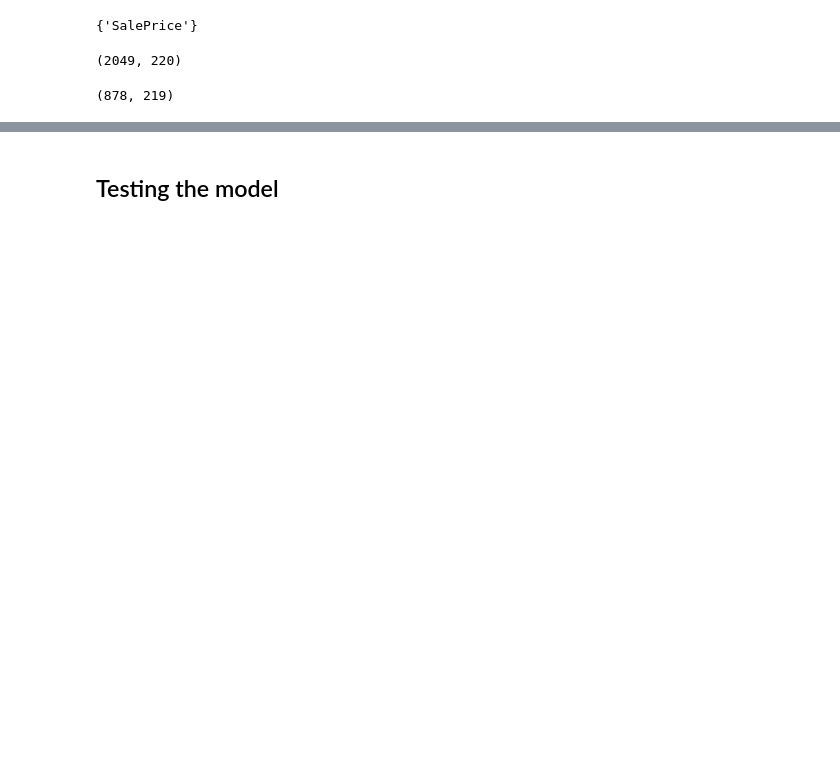
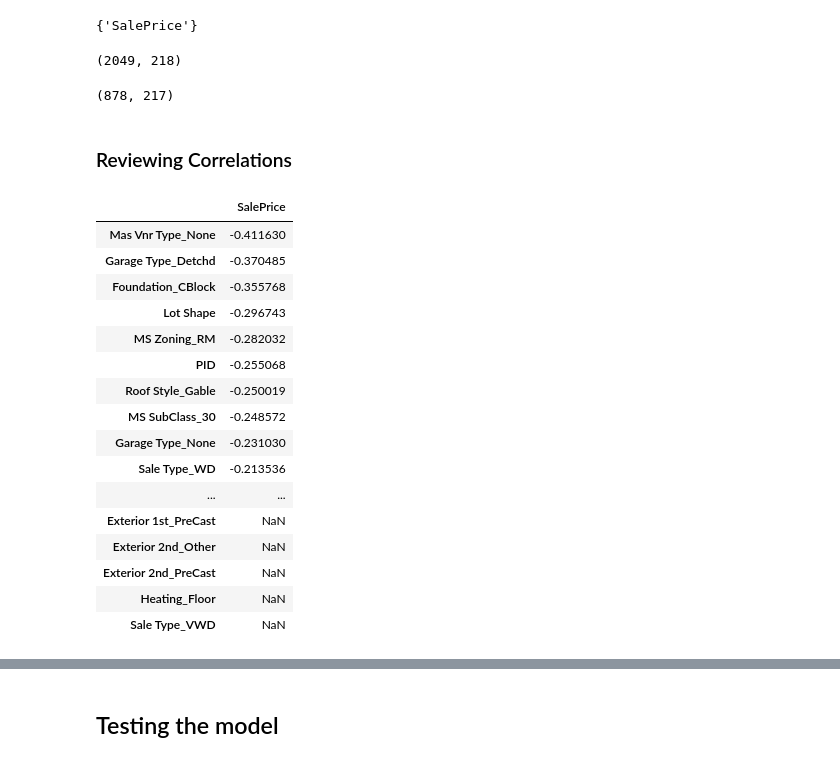
Before and after one commit to LexLau/Estimating_Housing_Sale_Prices_in_Ames, a Jupyter notebook: Ames Testing.ipynb, the cells around one changed output, grey strips where cells are left out. Drawn from its saved outputs; the diff is of its cells as text; code cells hidden in the pictures; blank space fills up the shorter version.

```diff
--- a/Ames Testing.ipynb
+++ b/Ames Testing.ipynb
@@ -174,18 +173,20 @@ dtype: int64
 # nominal features will be replaced with 'None'
 nominal_dict = {np.nan:'None'}
 
-# Remaining features will be replaced with the mean values of those features.
+# Continuous features will be replaced with the mean values of those features.
 lot_frontage_dict = {np.nan: df_train['Lot Frontage'].mean()}
 mas_vnr_area_dict = {np.nan: df_train['Mas Vnr Area'].mean()}
-garage_yr_blt_dict = {np.nan: df_train['Garage Yr Blt'].mean()}
-bsmt_full_bath_dict = {np.nan: df_train['Bsmt Full Bath'].mean()}
-bsmt_half_bath_dict = {np.nan: df_train['Bsmt Half Bath'].mean()}
 bsmtFin_SF_2_dict = {np.nan: df_train['BsmtFin SF 2'].mean()}
-garage_cars_dict = {np.nan: df_train['Garage Cars'].mean()}
 garage_area_dict = {np.nan: df_train['Garage Area'].mean()}
 bmst_unf_sf_dict = {np.nan: df_train['Bsmt Unf SF'].mean()}
 total_bsmt_sf_dict = {np.nan: df_train['Total Bsmt SF'].mean()}
 bmst_fin_sf_1_dict = {np.nan: df_train['BsmtFin SF 1'].mean()}
+
+# Discrete features will be replaced with the median values
+garage_yr_blt_dict = {np.nan: df_train['Garage Yr Blt'].median()}
+bsmt_full_bath_dict = {np.nan: df_train['Bsmt Full Bath'].median()}
+bsmt_half_bath_dict = {np.nan: df_train['Bsmt Half Bath'].median()}
+garage_cars_dict = {np.nan: df_train['Garage Cars'].median()}
 # %%
 # Replacing nulls in TRAINING data
 # Nominal features
@@ -250,14 +246,15 @@ dtype: int64
 #### original test
 # %%
 # interactions on Training data
-df_train['Half * Full Bath'] = df_train['Full Bath'] * df_train['Half Bath']
-df_train['1st * 2nd Flr SF'] = df_train['1st Flr SF'] * df_train['2nd Flr SF']
-df_train['Fireplaces * Qu'] = df_train['Fireplaces'] * df_train['Fireplace Qu']
+# df_train['Half * Full Bath'] = df_train['Full Bath'] * df_train['Half Bath']
+# df_train['1st * 2nd Flr SF'] = df_train['1st Flr SF'] * df_train['2nd Flr SF']
+# first floor is more correlated than the combination of the two
+# df_train['Fireplaces * Qu'] = df_train['Fireplaces'] * df_train['Fireplace Qu']
 
 # Interactions Testing
-df_test['Half * Full Bath'] = df_test['Full Bath'] * df_test['Half Bath']
-df_test['1st * 2nd Flr SF'] = df_test['1st Flr SF'] * df_test['2nd Flr SF']
-df_test['Fireplaces * Qu'] = df_test['Fireplaces'] * df_test['Fireplace Qu']
+# df_test['Half * Full Bath'] = df_test['Full Bath'] * df_test['Half Bath']
+# df_test['1st * 2nd Flr SF'] = df_test['1st Flr SF'] * df_test['2nd Flr SF']
+# df_test['Fireplaces * Qu'] = df_test['Fireplaces'] * df_test['Fireplace Qu']
 # %%
 df_train.shape
 # %% [output]
@@ -408,8 +358,32 @@ df_test = df_test.astype('float64')
 # %%
 df_train.shape
 # %% [output]
-(2049, 220)
+(2049, 218)
 # %%
 df_test.shape
 # %% [output]
-(878, 219)
+(878, 217)
+# %% [markdown]
+### Reviewing Correlations
+# %%
+# finding correlation values
+pd.set_option('display.max_rows', 259)
+df_train.corr()[['SalePrice']].sort_values('SalePrice')
+# %% [output]
+|  | SalePrice |
+| Mas Vnr Type_None | -0.411630 |
+| Garage Type_Detchd | -0.370485 |
+| Foundation_CBlock | -0.355768 |
+| Lot Shape | -0.296743 |
+| MS Zoning_RM | -0.282032 |
+| PID | -0.255068 |
+| Roof Style_Gable | -0.250019 |
+| MS SubClass_30 | -0.248572 |
+| Garage Type_None | -0.231030 |
+| Sale Type_WD | -0.213536 |
+| ... | ... |
+| Exterior 1st_PreCast | NaN |
+| Exterior 2nd_Other | NaN |
+| Exterior 2nd_PreCast | NaN |
+| Heating_Floor | NaN |
+| Sale Type_VWD | NaN |
```
Also changed, not shown: parts of 48 cells of this notebook.
